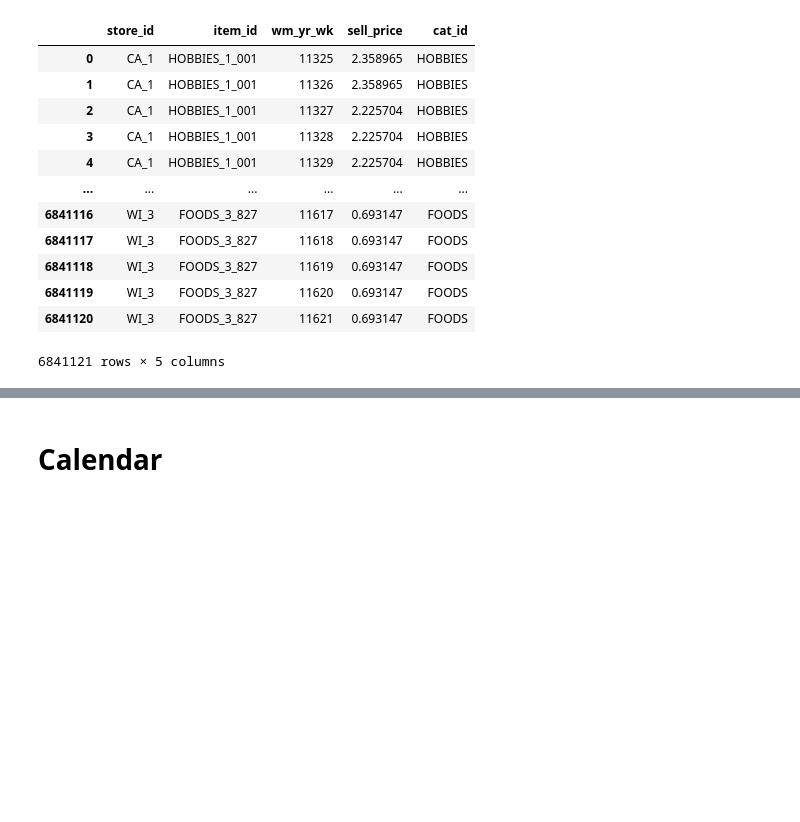
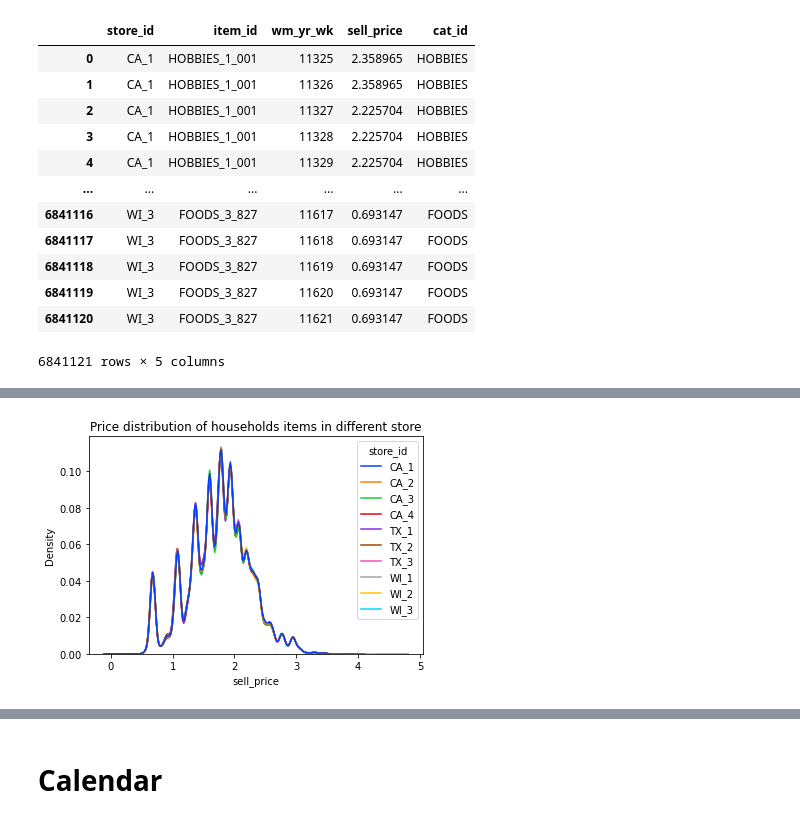
Before and after one commit to aaronmonash24/FYP, a Jupyter notebook: Data Analysis/DataExploration.ipynb, the cells around one changed output, grey strips where cells are left out. Drawn from its saved outputs; the diff is of its cells as text; code cells hidden in the pictures; blank space fills up the shorter version.

```diff
--- a/Data Analysis/DataExploration.ipynb
+++ b/Data Analysis/DataExploration.ipynb
@@ -488,0 +417,8 @@ plt.show()
+# %%
+sns.kdeplot(data=Household_df, x='sell_price', hue='store_id', palette='bright')
+plt.xlabel('sell_price')
+plt.ylabel('Density')
+plt.title('Price distribution of households items in different store')
+plt.show()
+# %% [output]
+[figure, added]
```
Also changed, not shown: parts of 46 cells of this notebook.
